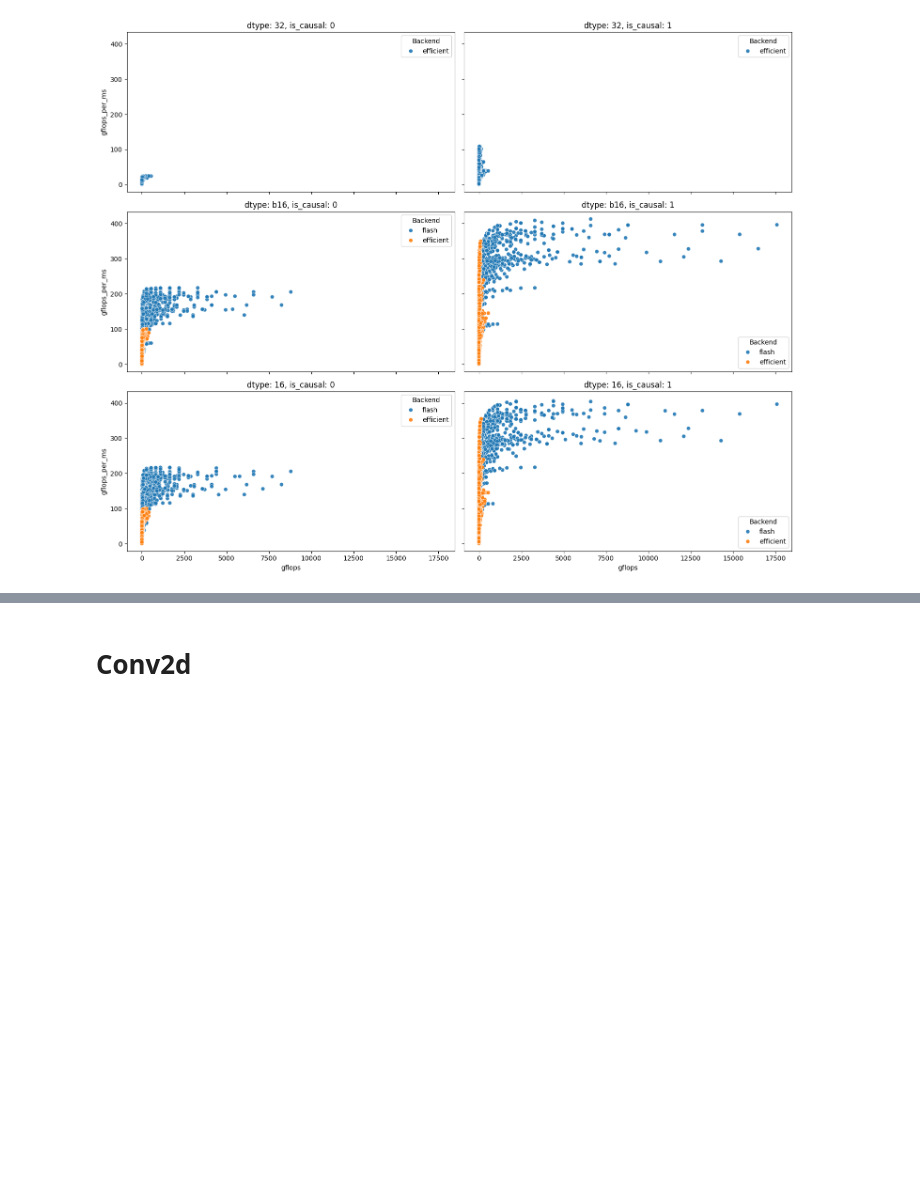
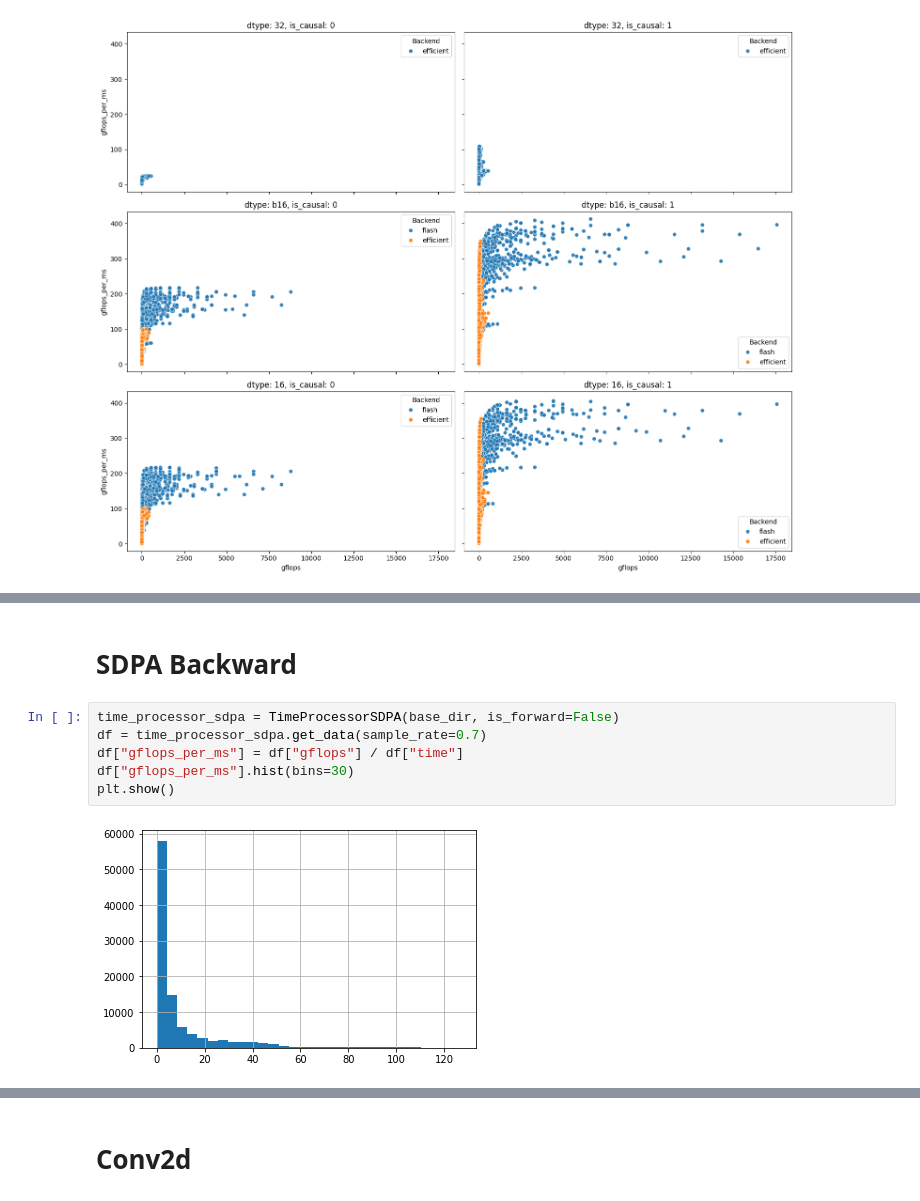
Before and after one commit to azhao20/gpu_profiling, a Jupyter notebook: jupyter/eda/gflops.ipynb, the cells around one changed output, grey strips where cells are left out. Saved outputs shown, nothing was run; the diff lists cells and outputs as text; blank space fills up the shorter version.

```diff
--- a/jupyter/eda/gflops.ipynb
+++ b/jupyter/eda/gflops.ipynb
@@ -120 +150,11 @@ plt.show()
+# %% [markdown]
+# SDPA Backward
+# %%
+time_processor_sdpa = TimeProcessorSDPA(base_dir, is_forward=False)
+df = time_processor_sdpa.get_data(sample_rate=0.7)
+df["gflops_per_ms"] = df["gflops"] / df["time"]
+df["gflops_per_ms"].hist(bins=30)
+plt.show()
+# %% [output]
+[figure, added]
 # %%
```
Also changed, not shown: parts of 14 cells of this notebook.
